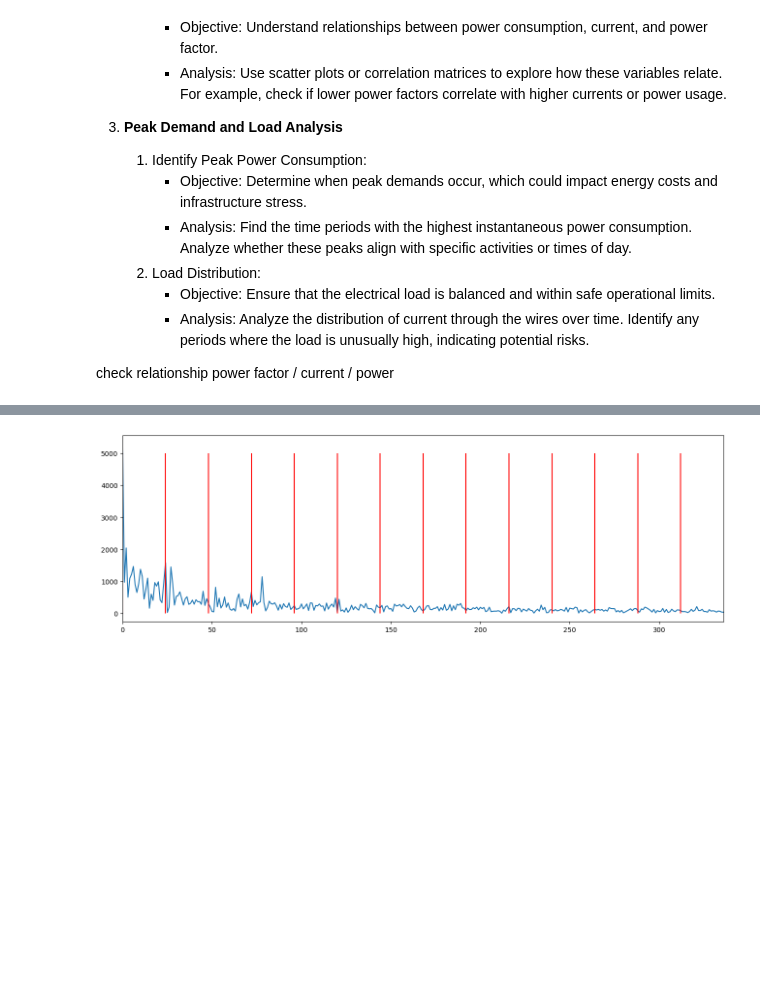
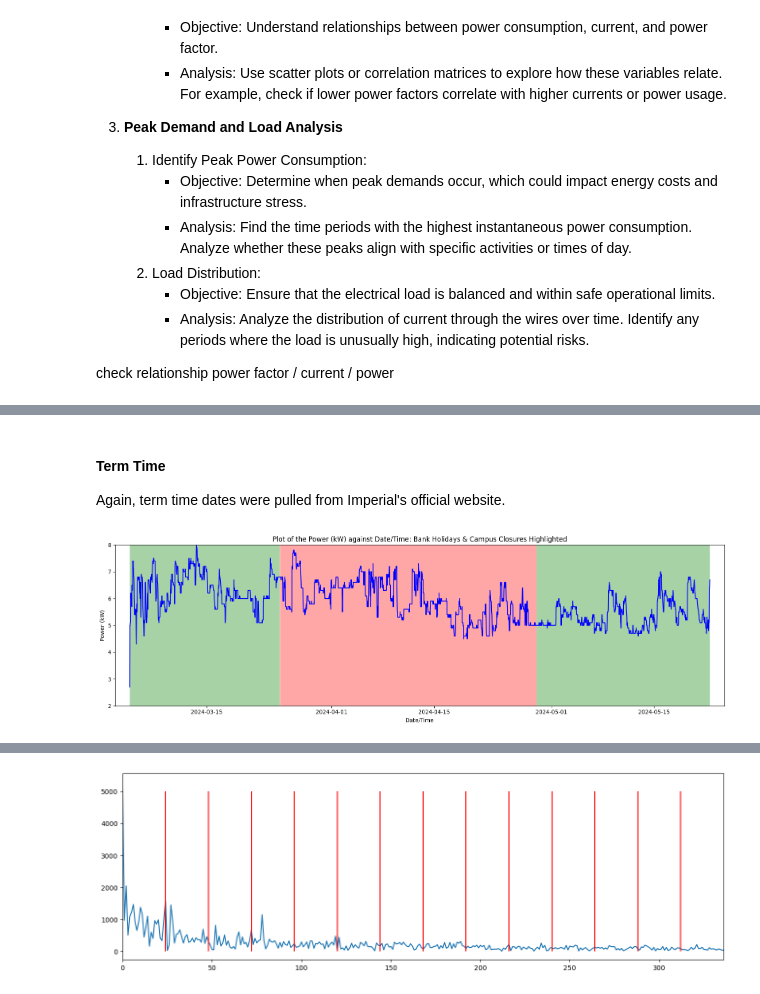
Before and after one commit to ogahector/power_analysis_eeedept, a Jupyter notebook: src/main.ipynb, the cells around one changed output, grey strips where cells are left out. Saved outputs shown, nothing was run; the diff lists cells and outputs as text; code cells hidden in the pictures; blank space fills up the shorter version.

```diff
--- a/src/main.ipynb
+++ b/src/main.ipynb
@@ -95,0 +203,30 @@ plt.show()
+# %% [markdown]
+#### Term Time
+Again, term time dates were pulled from Imperial's official website.
+# %%
+# Term Time relation to power consumption
+spring_term = pd.date_range(pd.to_datetime("2024-01-07"), pd.to_datetime("2024-03-24"), freq=pd.Timedelta(days=1))
+summer_term = pd.date_range(pd.to_datetime("2024-04-29"), pd.to_datetime("2024-06-30"), freq=pd.Timedelta(days=1))
+
+plt.figure(figsize=(16, 5))
+
+header = "Power (kW)"
+vertical_limits = (2, 8)
+
+plt.plot(dl1["Date/Time"], dl1[header], color='b')
+plt.fill_between(dl1["Date/Time"], vertical_limits[0], vertical_limits[1],
+                 where=[time.normalize() not in spring_term and time.normalize() not in summer_term for time in dl1["Date/Time"]],
+                 facecolor='r', alpha=0.35)
+plt.fill_between(dl1["Date/Time"], vertical_limits[0], vertical_limits[1],
+                 where=[time.normalize() in spring_term or time.normalize() in summer_term for time in dl1["Date/Time"]],
+                 facecolor='g', alpha=0.35)
+plt.ylim(vertical_limits)
+plt.xlim(dl1["Date/Time"].iloc[0] - pd.Timedelta(days=2), dl1["Date/Time"].iloc[-1] + pd.Timedelta(days=2))
+plt.xlabel("Date/Time")
+plt.ylabel(header)
+plt.title("Plot of the " + header + " against Date/Time: Bank Holidays & Campus Closures Highlighted")
+
+plt.tight_layout()
+plt.show()
+# %% [output]
+[figure, added]
```
Also changed, not shown: parts of 14 cells of this notebook, 1 other file.
